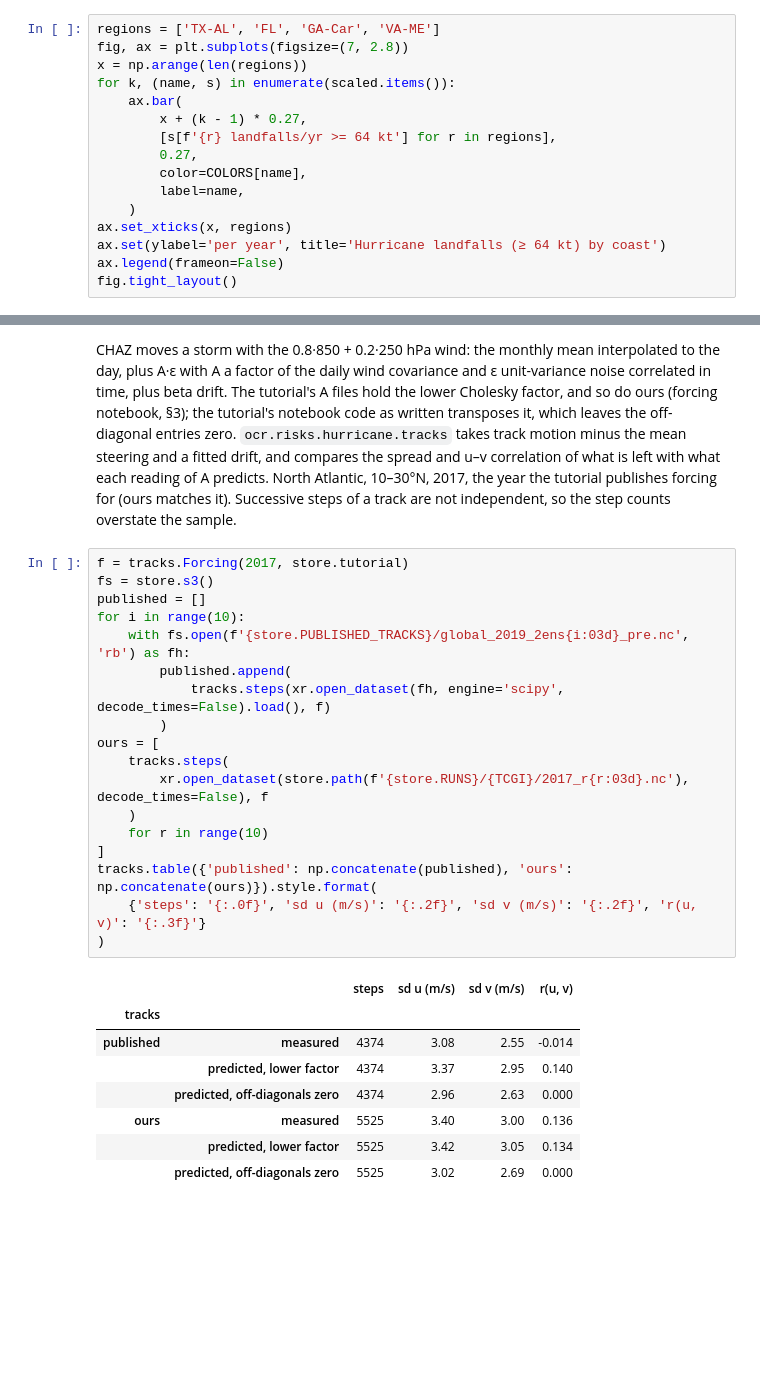
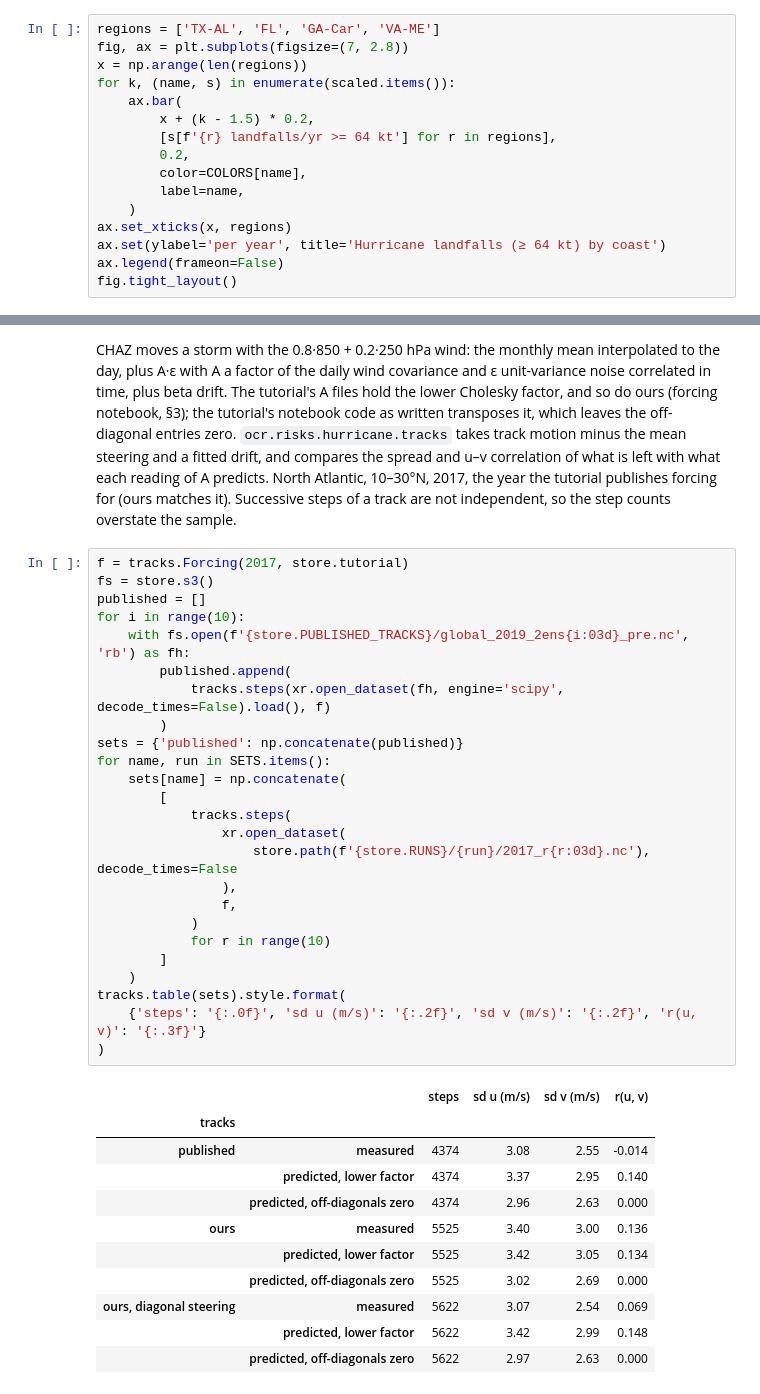
Before and after one commit to carbonplan/ocr-multi-hazard, a Jupyter notebook: docs/methods/hurricane-risk/tracks.ipynb, the cells around one changed output, grey strips where cells are left out. Saved outputs shown, nothing was run; the diff lists cells and outputs as text; blank space fills up the shorter version.

```diff
--- a/docs/methods/hurricane-risk/tracks.ipynb
+++ b/docs/methods/hurricane-risk/tracks.ipynb
@@ -101,9 +121,9 @@ fig, ax = plt.subplots(figsize=(7, 2.8))
 x = np.arange(len(regions))
 for k, (name, s) in enumerate(scaled.items()):
     ax.bar(
-        x + (k - 1) * 0.27,
+        x + (k - 1.5) * 0.2,
         [s[f'{r} landfalls/yr >= 64 kt'] for r in regions],
-        0.27,
+        0.2,
         color=COLORS[name],
         label=name,
     )
@@ -231,27 +252,37 @@ Successive steps of a track are not independent, so the step counts overstate th
 # %%
 f = tracks.Forcing(2017, store.tutorial)
 fs = store.s3()
 published = []
 for i in range(10):
     with fs.open(f'{store.PUBLISHED_TRACKS}/global_2019_2ens{i:03d}_pre.nc', 'rb') as fh:
         published.append(
             tracks.steps(xr.open_dataset(fh, engine='scipy', decode_times=False).load(), f)
         )
-ours = [
-    tracks.steps(
-        xr.open_dataset(store.path(f'{store.RUNS}/{TCGI}/2017_r{r:03d}.nc'), decode_times=False), f
+sets = {'published': np.concatenate(published)}
+for name, run in SETS.items():
+    sets[name] = np.concatenate(
+        [
+            tracks.steps(
+                xr.open_dataset(
+                    store.path(f'{store.RUNS}/{run}/2017_r{r:03d}.nc'), decode_times=False
+                ),
+                f,
+            )
+            for r in range(10)
+        ]
     )
-    for r in range(10)
-]
-tracks.table({'published': np.concatenate(published), 'ours': np.concatenate(ours)}).style.format(
+tracks.table(sets).style.format(
     {'steps': '{:.0f}', 'sd u (m/s)': '{:.2f}', 'sd v (m/s)': '{:.2f}', 'r(u, v)': '{:.3f}'}
 )
 # %% [output]
 |  |  | steps | sd u (m/s) | sd v (m/s) | r(u, v) |
 | tracks |  |  |  |  |  |
 | published | measured | 4374 | 3.08 | 2.55 | -0.014 |
 |  | predicted, lower factor | 4374 | 3.37 | 2.95 | 0.140 |
 |  | predicted, off-diagonals zero | 4374 | 2.96 | 2.63 | 0.000 |
 | ours | measured | 5525 | 3.40 | 3.00 | 0.136 |
 |  | predicted, lower factor | 5525 | 3.42 | 3.05 | 0.134 |
 |  | predicted, off-diagonals zero | 5525 | 3.02 | 2.69 | 0.000 |
+| ours, diagonal steering | measured | 5622 | 3.07 | 2.54 | 0.069 |
+|  | predicted, lower factor | 5622 | 3.42 | 2.99 | 0.148 |
+|  | predicted, off-diagonals zero | 5622 | 2.97 | 2.63 | 0.000 |
```
Also changed, not shown: parts of 15 cells of this notebook.
